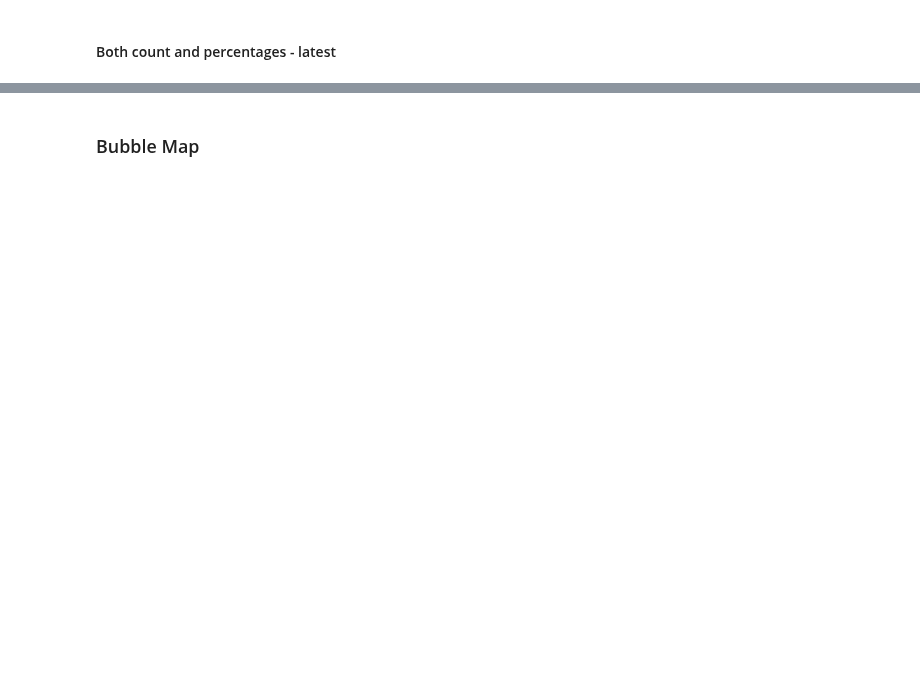
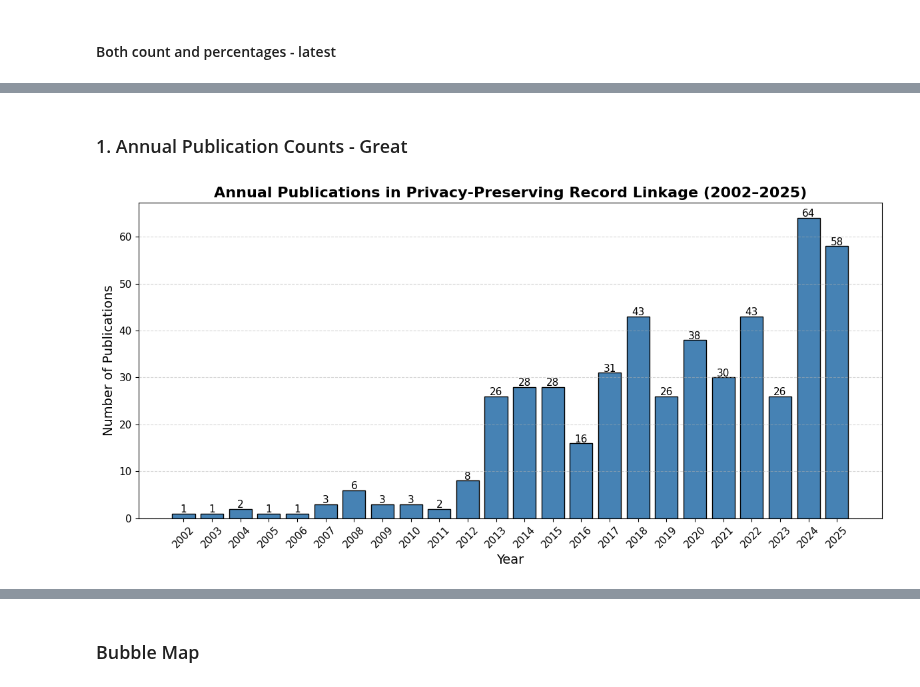
Before and after one commit to dmainagithub/dm-pprl-work, a Jupyter notebook: Scoping_Review_Work_Colab.ipynb, the cells around one changed output, grey strips where cells are left out. Saved outputs shown, nothing was run; the diff lists cells and outputs as text; code cells hidden in the pictures; blank space fills up the shorter version.

```diff
--- a/Scoping_Review_Work_Colab.ipynb
+++ b/Scoping_Review_Work_Colab.ipynb
@@ -650,0 +644,61 @@ plt.show()
+# %% [markdown]
+### 1. Annual Publication Counts - Great
+# %%
+import matplotlib.pyplot as plt
+
+# Aggregate counts per year
+df_year_grouped = (
+    df_year.groupby(year_col, as_index=False)[count_col]
+    .sum()
+    .sort_values(year_col)
+)
+
+# Create figure
+plt.figure(figsize=(12, 6))
+
+bars = plt.bar(
+    df_year_grouped[year_col],
+    df_year_grouped[count_col],
+    color="steelblue",
+    edgecolor="black"
+)
+
+# Add count labels
+for bar in bars:
+    height = bar.get_height()
+    plt.text(
+        bar.get_x() + bar.get_width()/2,
+        height + 0.2,
+        f"{int(height)}",
+        ha="center",
+        fontsize=11
+    )
+
+plt.xlabel("Year", fontsize=14)
+plt.ylabel("Number of Publications", fontsize=14)
+plt.title(
+    "Annual Publications in Privacy-Preserving Record Linkage (2002–2025)",
+    fontsize=16,
+    fontweight="bold"
+)
+
+plt.xticks(
+    df_year_grouped[year_col].astype(int),
+    rotation=45,
+    fontsize=11
+)
+
+plt.yticks(fontsize=11)
+
+plt.grid(axis="y", linestyle="--", alpha=0.5)
+
+plt.tight_layout()
+plt.savefig(
+    "annual_publications.png",
+    dpi=300,
+    bbox_inches="tight"
+)
+plt.savefig("annual_publications_PPRL.png", dpi=300, bbox_inches="tight")
+plt.show()
+# %% [output]
+[figure, added]
```
Also changed, not shown: parts of 20 cells of this notebook.
